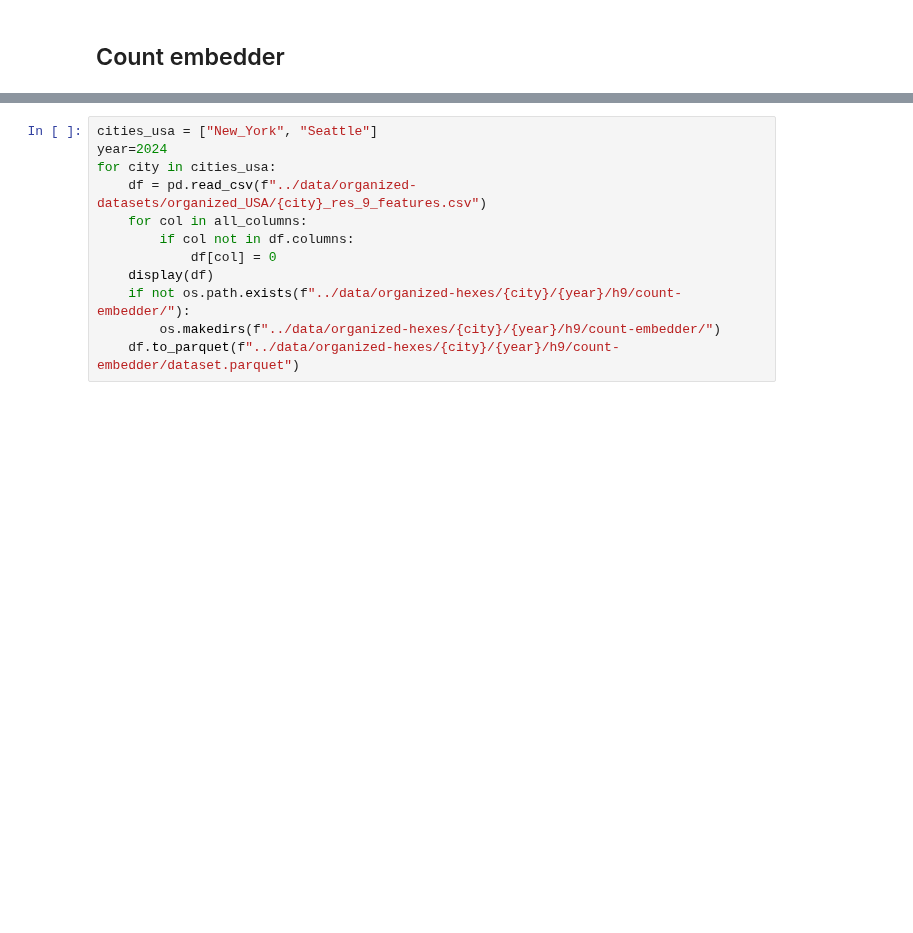
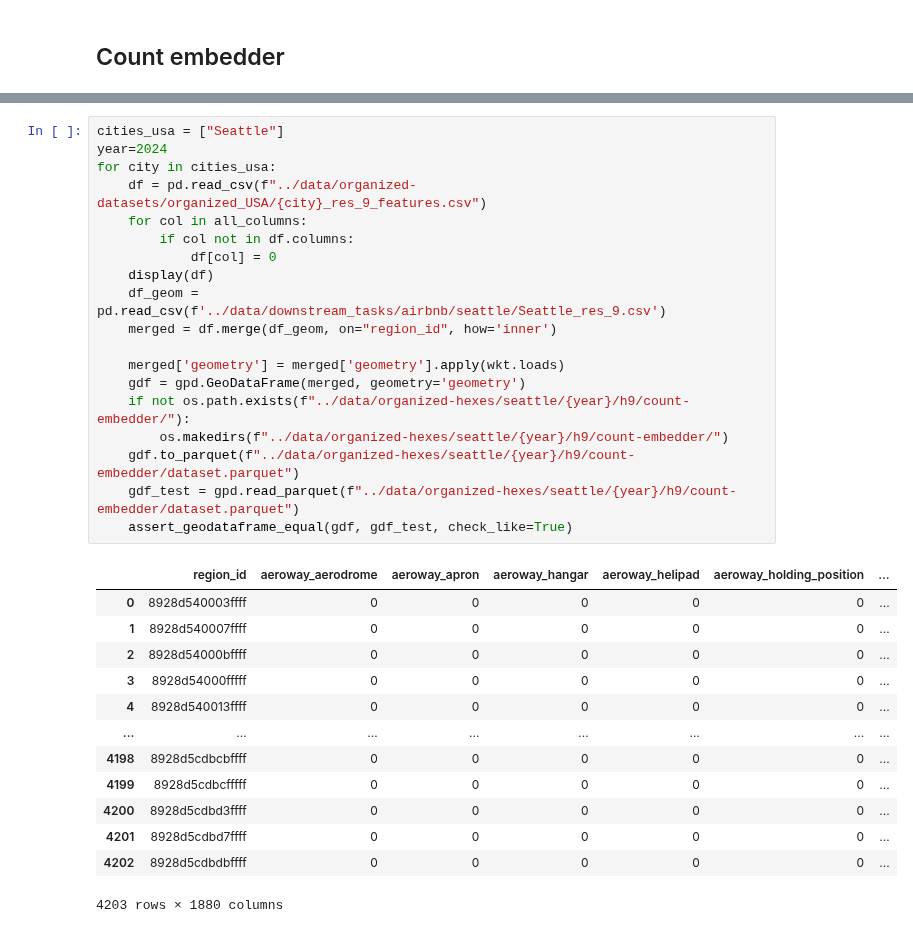
Before and after one commit to StaszekM/gradient, a Jupyter notebook: notebooks/hex_attributes.ipynb, the cells around one changed output, grey strips where cells are left out. Drawn from its saved outputs; the diff is of its cells as text; blank space fills up the shorter version.

```diff
--- a/notebooks/hex_attributes.ipynb
+++ b/notebooks/hex_attributes.ipynb
@@ -104,12 +182,33 @@ for city in cities_pol:
 # %%
-cities_usa = ["New_York", "Seattle"]
+cities_usa = ["Seattle"]
 year=2024
 for city in cities_usa:
     df = pd.read_csv(f"../data/organized-datasets/organized_USA/{city}_res_9_features.csv")
     for col in all_columns:
         if col not in df.columns:
             df[col] = 0
     display(df)
-    if not os.path.exists(f"../data/organized-hexes/{city}/{year}/h9/count-embedder/"):
-        os.makedirs(f"../data/organized-hexes/{city}/{year}/h9/count-embedder/")
-    df.to_parquet(f"../data/organized-hexes/{city}/{year}/h9/count-embedder/dataset.parquet")
+    df_geom = pd.read_csv(f'../data/downstream_tasks/airbnb/seattle/Seattle_res_9.csv')
+    merged = df.merge(df_geom, on="region_id", how='inner')
+
+    merged['geometry'] = merged['geometry'].apply(wkt.loads)
+    gdf = gpd.GeoDataFrame(merged, geometry='geometry')
+    if not os.path.exists(f"../data/organized-hexes/seattle/{year}/h9/count-embedder/"):
+        os.makedirs(f"../data/organized-hexes/seattle/{year}/h9/count-embedder/")
+    gdf.to_parquet(f"../data/organized-hexes/seattle/{year}/h9/count-embedder/dataset.parquet")
+    gdf_test = gpd.read_parquet(f"../data/organized-hexes/seattle/{year}/h9/count-embedder/dataset.parquet")
+    assert_geodataframe_equal(gdf, gdf_test, check_like=True)
+# %% [output]
+|  | region_id | aeroway_aerodrome | aeroway_apron | aeroway_hangar | aeroway_helipad | aeroway_holding_position | ... |
+| 0 | 8928d540003ffff | 0 | 0 | 0 | 0 | 0 | ... |
+| 1 | 8928d540007ffff | 0 | 0 | 0 | 0 | 0 | ... |
+| 2 | 8928d54000bffff | 0 | 0 | 0 | 0 | 0 | ... |
+| 3 | 8928d54000fffff | 0 | 0 | 0 | 0 | 0 | ... |
+| 4 | 8928d540013ffff | 0 | 0 | 0 | 0 | 0 | ... |
+| ... | ... | ... | ... | ... | ... | ... | ... |
+| 4198 | 8928d5cdbcbffff | 0 | 0 | 0 | 0 | 0 | ... |
+| 4199 | 8928d5cdbcfffff | 0 | 0 | 0 | 0 | 0 | ... |
+| 4200 | 8928d5cdbd3ffff | 0 | 0 | 0 | 0 | 0 | ... |
+| 4201 | 8928d5cdbd7ffff | 0 | 0 | 0 | 0 | 0 | ... |
+| 4202 | 8928d5cdbdbffff | 0 | 0 | 0 | 0 | 0 | ... |
+4203 rows × 1880 columns
```
Also changed, not shown: parts of 9 cells of this notebook, 9 other files.
